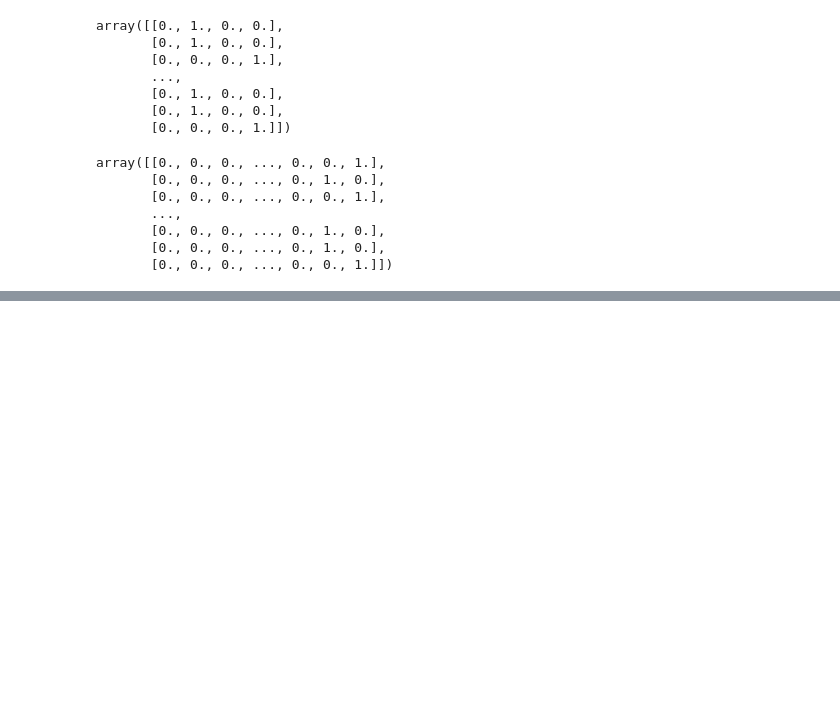
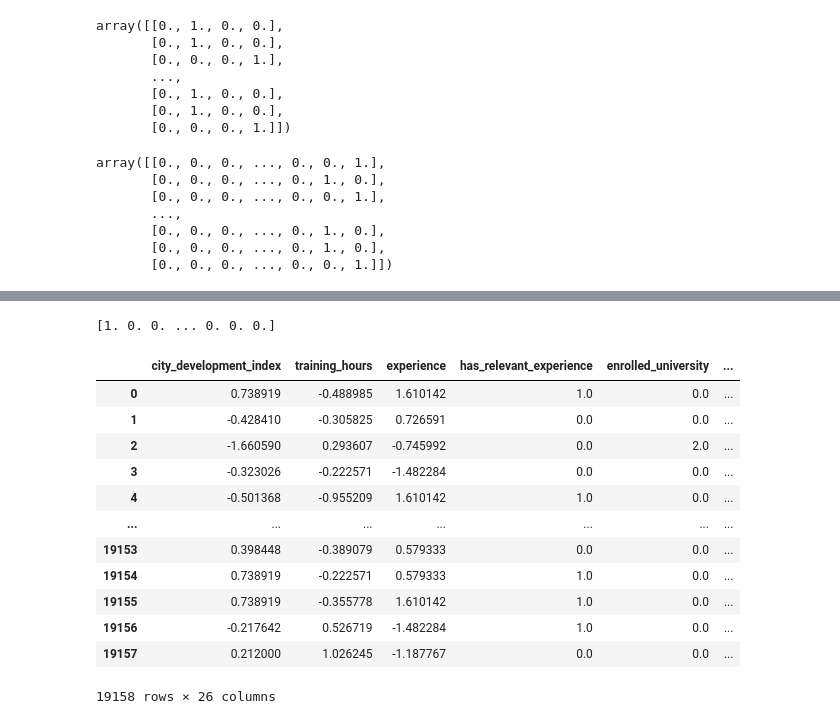
Before and after one commit to wbchristerson/machine-learning-projects, a Jupyter notebook: job-change-analysis/hr-analytics-data.ipynb, the cells around one changed output, grey strips where cells are left out. Drawn from its saved outputs; the diff is of its cells as text; code cells hidden in the pictures; blank space fills up the shorter version.

```diff
--- a/job-change-analysis/hr-analytics-data.ipynb
+++ b/job-change-analysis/hr-analytics-data.ipynb
@@ -548 +534,24 @@ print(data_prepared.head(1))
+# %%
+from numpy import ravel
+
+y_train = ravel(data_prepared[["target"]])
+print(y_train)
+
+X_train = data_prepared.drop(["target"], axis=1)
+X_train
+# %% [output]
+[1. 0. 0. ... 0. 0. 0.]
+|  | city_development_index | training_hours | experience | has_relevant_experience | enrolled_university | ... |
+| 0 | 0.738919 | -0.488985 | 1.610142 | 1.0 | 0.0 | ... |
+| 1 | -0.428410 | -0.305825 | 0.726591 | 0.0 | 0.0 | ... |
+| 2 | -1.660590 | 0.293607 | -0.745992 | 0.0 | 2.0 | ... |
+| 3 | -0.323026 | -0.222571 | -1.482284 | 0.0 | 0.0 | ... |
+| 4 | -0.501368 | -0.955209 | 1.610142 | 1.0 | 0.0 | ... |
+| ... | ... | ... | ... | ... | ... | ... |
+| 19153 | 0.398448 | -0.389079 | 0.579333 | 0.0 | 0.0 | ... |
+| 19154 | 0.738919 | -0.222571 | 0.579333 | 1.0 | 0.0 | ... |
+| 19155 | 0.738919 | -0.355778 | 1.610142 | 1.0 | 0.0 | ... |
+| 19156 | -0.217642 | 0.526719 | -1.482284 | 1.0 | 0.0 | ... |
+| 19157 | 0.212000 | 1.026245 | -1.187767 | 0.0 | 0.0 | ... |
+19158 rows × 26 columns
 # %%
```
Also changed, not shown: parts of 3 cells of this notebook, 2 other files.
